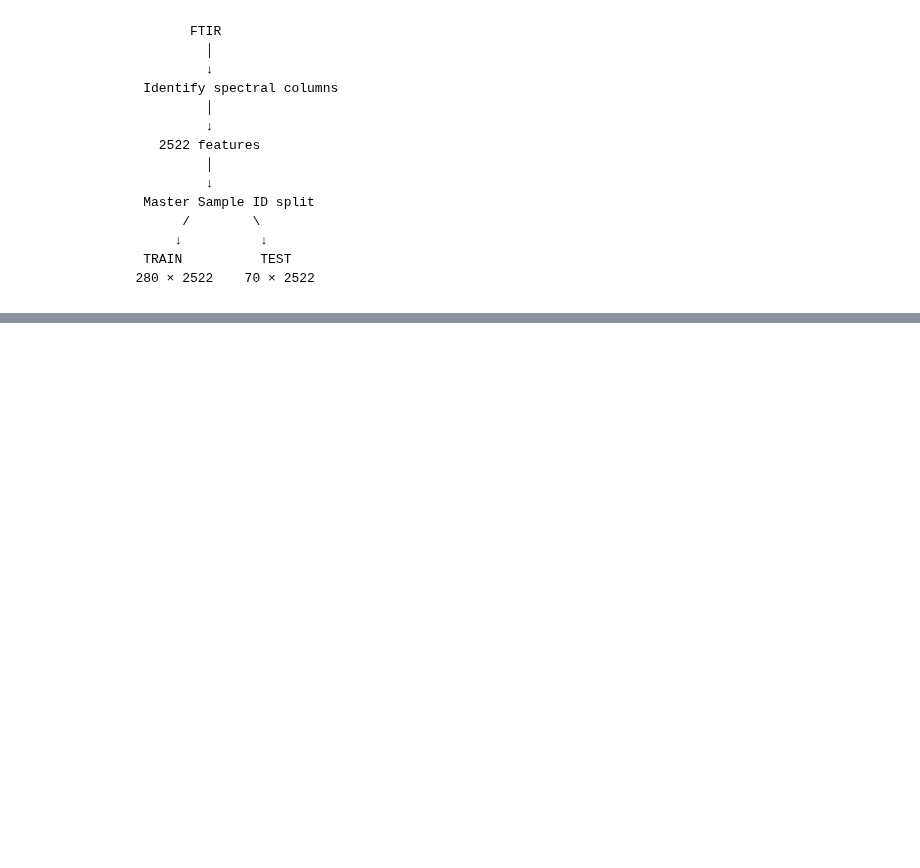
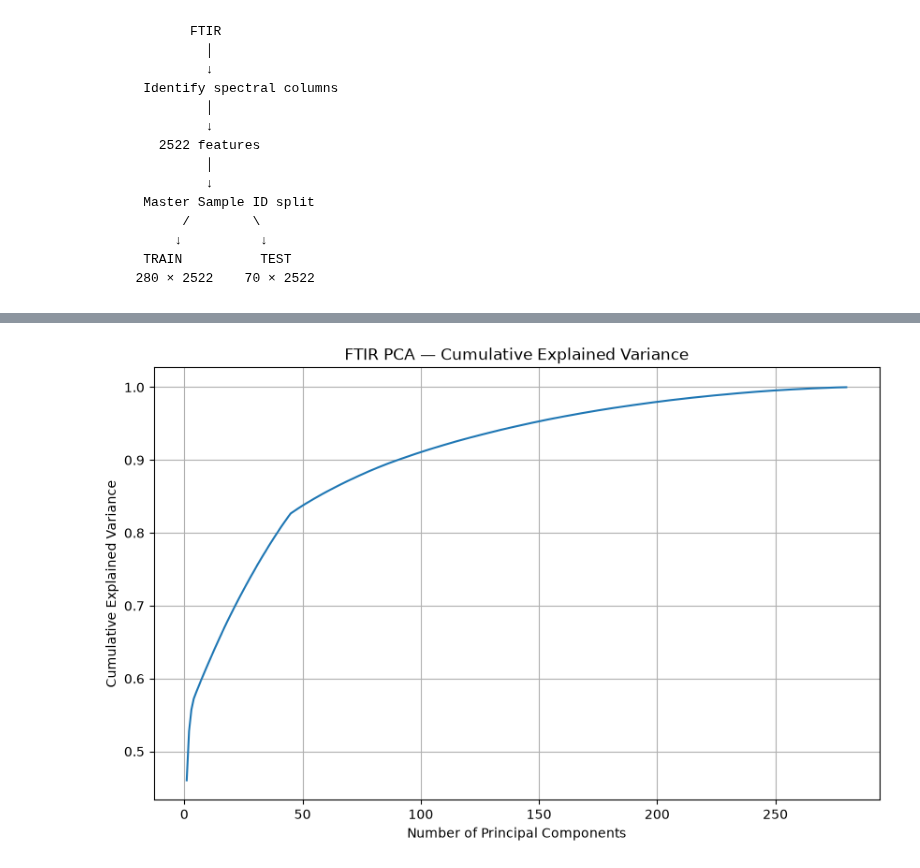
Before and after one commit to sanya-6976/FoodSure-AI, a Jupyter notebook: notebook/03_preprocessing.ipynb, the cells around one changed output, grey strips where cells are left out. Drawn from its saved outputs; the diff is of its cells as text; code cells hidden in the pictures; blank space fills up the shorter version.

```diff
--- a/notebook/03_preprocessing.ipynb
+++ b/notebook/03_preprocessing.ipynb
@@ -921,0 +1398,17 @@ Test target classes: [np.float64(0.0), np.float64(1.0), np.float64(2.0), np.floa
+# %%
+ftir_pca_full = PCA()
+
+#fit(): Finds the directions of maximum variance (principal components) using only the 280 scaled FTIR training samples.
+#transform(): Projects the original 2,522 spectral features onto those new component directions.
+
+X_ftir_train_pca_full = ftir_pca_full.fit_transform(
+    X_ftir_train_scaled
+)
+#What it does: Projects the 70 test samples onto the exact same principal components calculated from the training set.
+# Why: Prevents data leakage by ensuring the test set does not influence how the principal components are calculated.
+X_ftir_test_pca_full = ftir_pca_full.transform(
+    X_ftir_test_scaled
+)
+
+print("Original FTIR features:", X_ftir_train_scaled.shape[1])
+print("Number of PCA components:", X_ftir_train_pca_full.shape[1])
@@ -921,0 +1420,5 @@ Test target classes: [np.float64(0.0), np.float64(1.0), np.float64(2.0), np.floa
+# %%
+explained_variance = ftir_pca_full.explained_variance_ratio_
+
+print("First 10 explained variance ratios:")
+print(explained_variance[:10])
@@ -921,0 +1429,5 @@ Test target classes: [np.float64(0.0), np.float64(1.0), np.float64(2.0), np.floa
+# %%
+cumulative_variance = np.cumsum(explained_variance)
+
+print("Cumulative variance after first 10 components:")
+print(cumulative_variance[:10])
@@ -921,0 +1466,17 @@ Test target classes: [np.float64(0.0), np.float64(1.0), np.float64(2.0), np.floa
+# %%
+import matplotlib.pyplot as plt
+plt.figure(figsize=(10, 6))
+
+plt.plot(
+    range(1, len(cumulative_variance) + 1),
+    cumulative_variance
+)
+
+plt.xlabel("Number of Principal Components")
+plt.ylabel("Cumulative Explained Variance")
+plt.title("FTIR PCA — Cumulative Explained Variance")
+plt.grid(True)
+
+plt.show()
+# %% [output]
+[figure, added]
```
Also changed, not shown: parts of 100 cells of this notebook, 26 other files.
